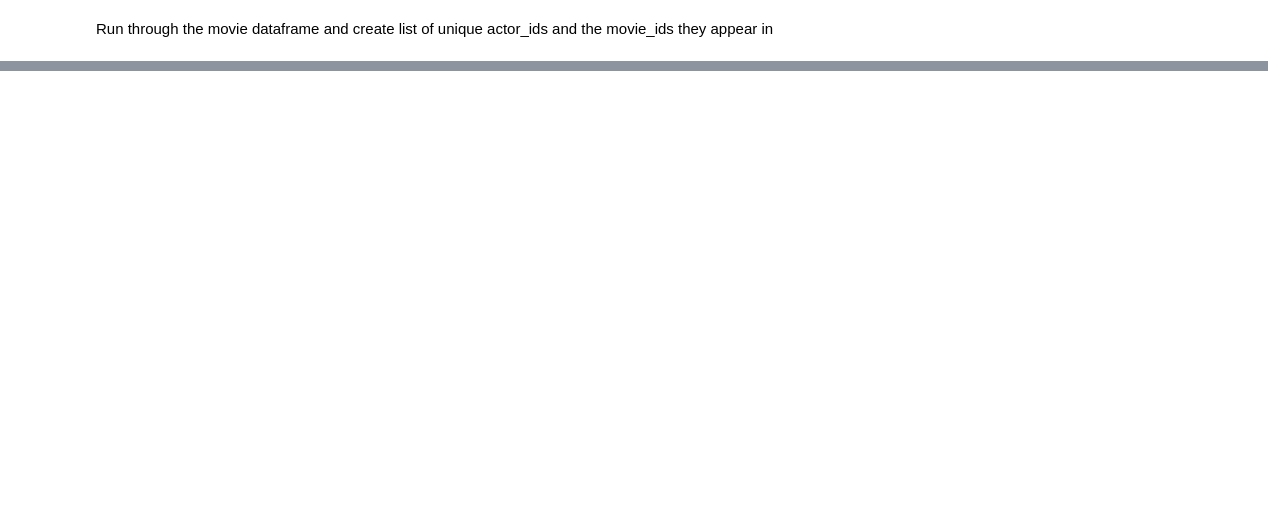
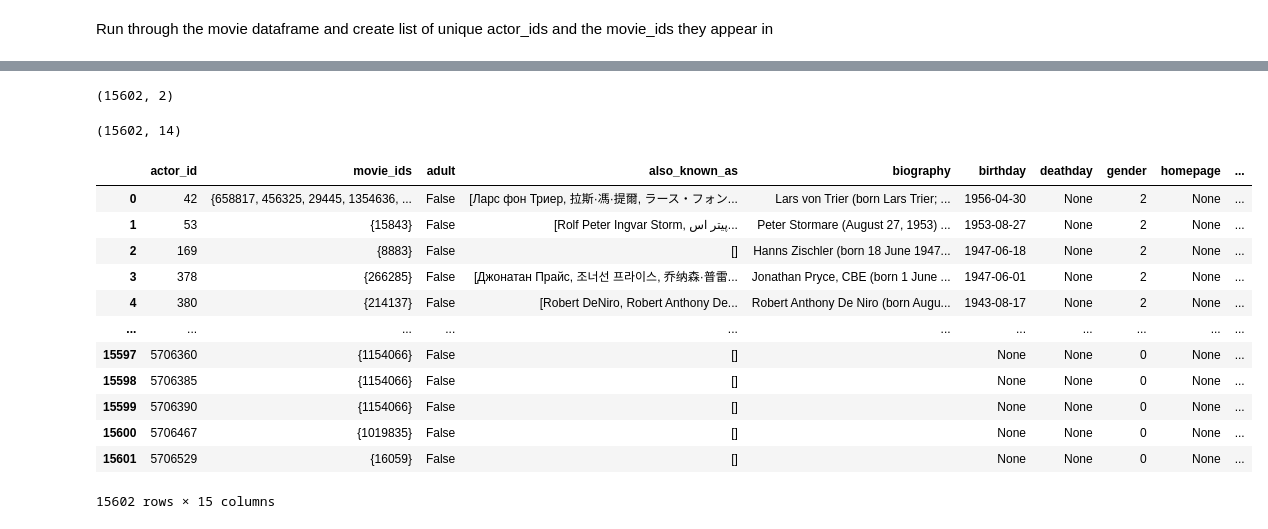
Before and after one commit to pbollhorn/bi-group-5-and-9, a Jupyter notebook: read_tmdb_data.ipynb, the cells around one changed output, grey strips where cells are left out. Saved outputs shown, nothing was run; the diff lists cells and outputs as text; code cells hidden in the pictures; blank space fills up the shorter version.

```diff
--- a/read_tmdb_data.ipynb
+++ b/read_tmdb_data.ipynb
@@ -179,0 +180,32 @@ actor_movies
+# %%
+import os
+import requests
+import pandas as pd
+from dotenv import load_dotenv
+from time import sleep
+
+load_dotenv()
+tmdb_api_token = os.getenv("TMDB_API_TOKEN")
+
+headers = {
+    "accept": "application/json",
+    "Authorization": f"Bearer {tmdb_api_token}"
+}
+
+all_persons = []
+
+for actor_id in danish_actors['actor_id']:
+    print(actor_id)
+    url = f"https://api.themoviedb.org/3/person/{actor_id}"
+    response = requests.get(url, headers=headers)
+    if response.status_code != 200:
+        raise Exception(f"Status code: {response.status_code} Text: {response.text}")
+
+    # Extract the person data from the response
+    person = response.json()
+
+    all_persons.append(person)
+    sleep(0.02)  # Just to be sure we don't request too many requests
+
+
+df_persons = pd.DataFrame(all_persons)
@@ -179,0 +230,26 @@ actor_movies
+# %%
+danish_actors.shape
+# %% [output]
+(15602, 2)
+# %%
+df_persons.shape
+# %% [output]
+(15602, 14)
+# %%
+df_persons.rename(columns={'id': 'actor_id'}, inplace=True)
+danish_actors = pd.merge(danish_actors, df_persons, on='actor_id')
+danish_actors
+# %% [output]
+|  | actor_id | movie_ids | adult | also_known_as | biography | birthday | deathday | gender | homepage | ... |
+| 0 | 42 | {658817, 456325, 29445, 1354636, ... | False | [Ларс фон Триер, 拉斯·馮·提爾, ラース・フォン... | Lars von Trier (born Lars Trier; ... | 1956-04-30 | None | 2 | None | ... |
+| 1 | 53 | {15843} | False | [Rolf Peter Ingvar Storm, پیتر اس... | Peter Stormare (August 27, 1953) ... | 1953-08-27 | None | 2 | None | ... |
+| 2 | 169 | {8883} | False | [] | Hanns Zischler (born 18 June 1947... | 1947-06-18 | None | 2 | None | ... |
+| 3 | 378 | {266285} | False | [Джонатан Прайс, 조너선 프라이스, 乔纳森·普雷... | Jonathan Pryce, CBE (born 1 June ... | 1947-06-01 | None | 2 | None | ... |
+| 4 | 380 | {214137} | False | [Robert DeNiro, Robert Anthony De... | Robert Anthony De Niro (born Augu... | 1943-08-17 | None | 2 | None | ... |
+| ... | ... | ... | ... | ... | ... | ... | ... | ... | ... | ... |
+| 15597 | 5706360 | {1154066} | False | [] |  | None | None | 0 | None | ... |
+| 15598 | 5706385 | {1154066} | False | [] |  | None | None | 0 | None | ... |
+| 15599 | 5706390 | {1154066} | False | [] |  | None | None | 0 | None | ... |
+| 15600 | 5706467 | {1019835} | False | [] |  | None | None | 0 | None | ... |
+| 15601 | 5706529 | {16059} | False | [] |  | None | None | 0 | None | ... |
+15602 rows × 15 columns
```
Also changed, not shown: parts of 8 cells of this notebook.
